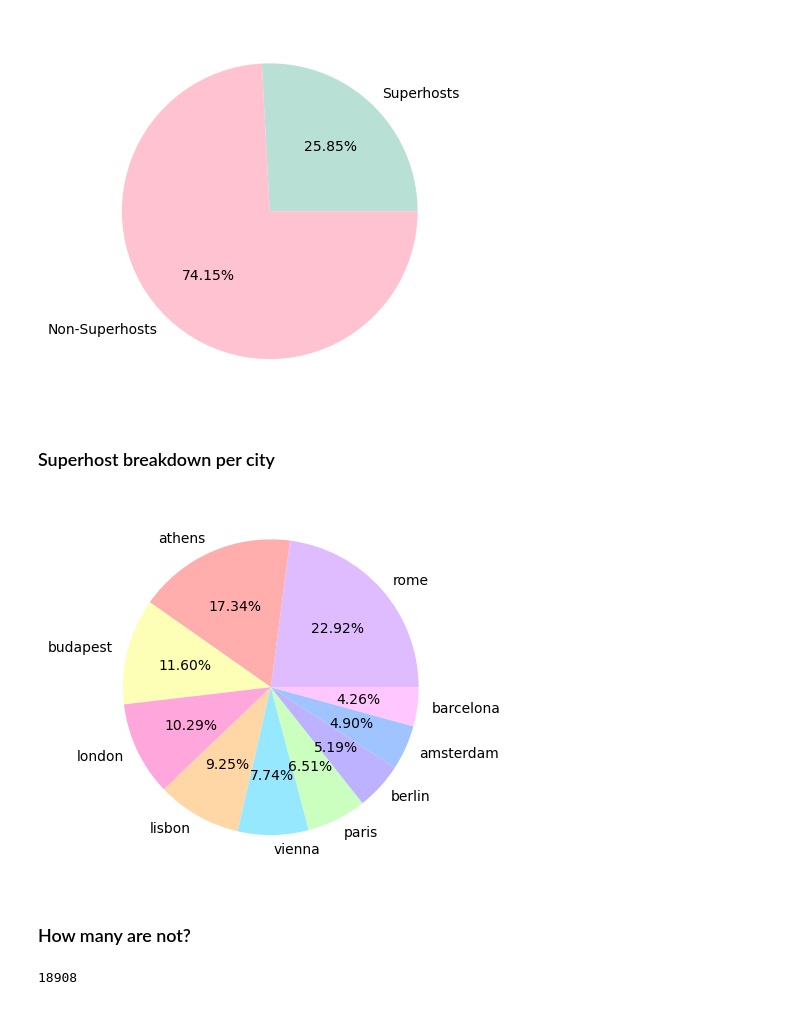
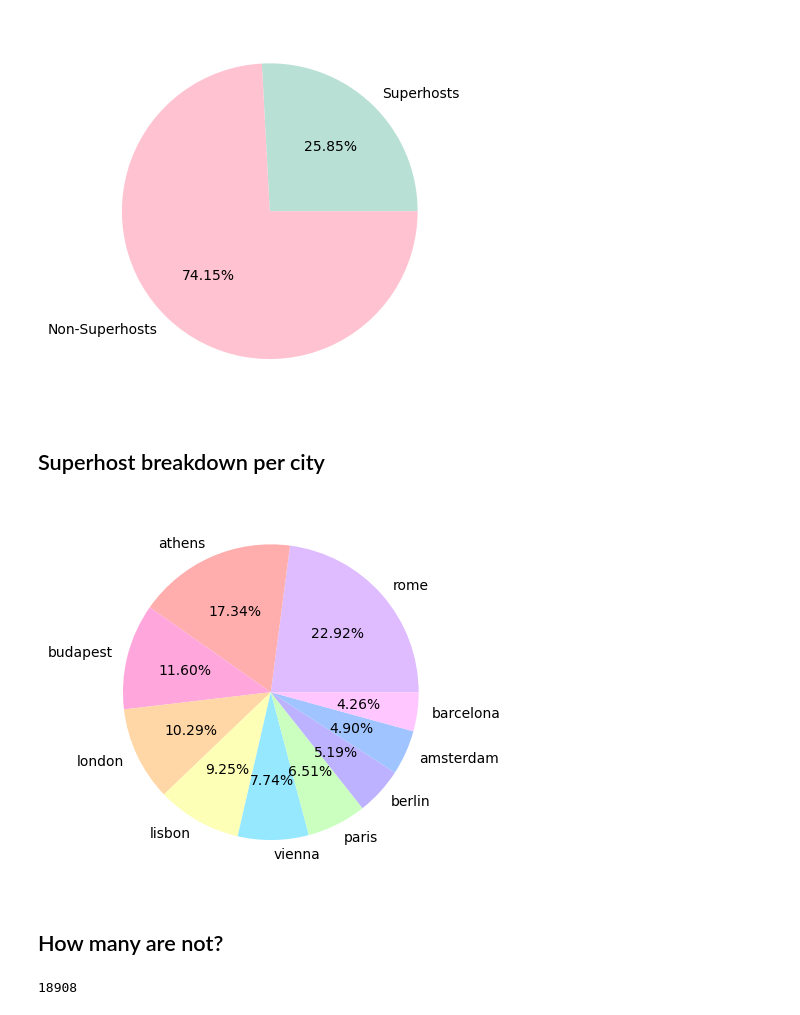
Before and after one commit to pomimon/2021-european-airbnb-analysis, a Jupyter notebook: Airbnb_all_weekdays_2021.ipynb, the cells around one changed output. Drawn from its saved outputs; the diff is of its cells as text; code cells hidden in the pictures.

```diff
--- a/Airbnb_all_weekdays_2021.ipynb
+++ b/Airbnb_all_weekdays_2021.ipynb
@@ -149,22 +149,22 @@ plt.show()
 # %% [output]
 [figure]
 # %% [markdown]
-### Superhost breakdown per city
+## Superhost breakdown per city
 # %%
 # get percentage of superhost in each city
-city_superhost = superhost_t['city'].value_counts(normalize=True).mul(100).round(2)
+city_superhost = super_host_df['city'].value_counts(normalize=True).mul(100).round(2)
 
 # separates city and percentages
 values = city_superhost.array
 labels = city_superhost.index
 
 fig, ax = plt.subplots()
 ax.pie(values, labels=labels, autopct='%1.2f%%', colors=COLORS)
 plt.show()
 # %% [output]
-[figure, old version]
+[figure, new version]
 # %% [markdown]
-### How many are not?
+## How many are not?
 # %%
 not_superhost=allcity_data['host_is_superhost'].value_counts()[False]
 print(not_superhost)
```
Also changed, not shown: parts of 5 cells of this notebook, 1 other file.
